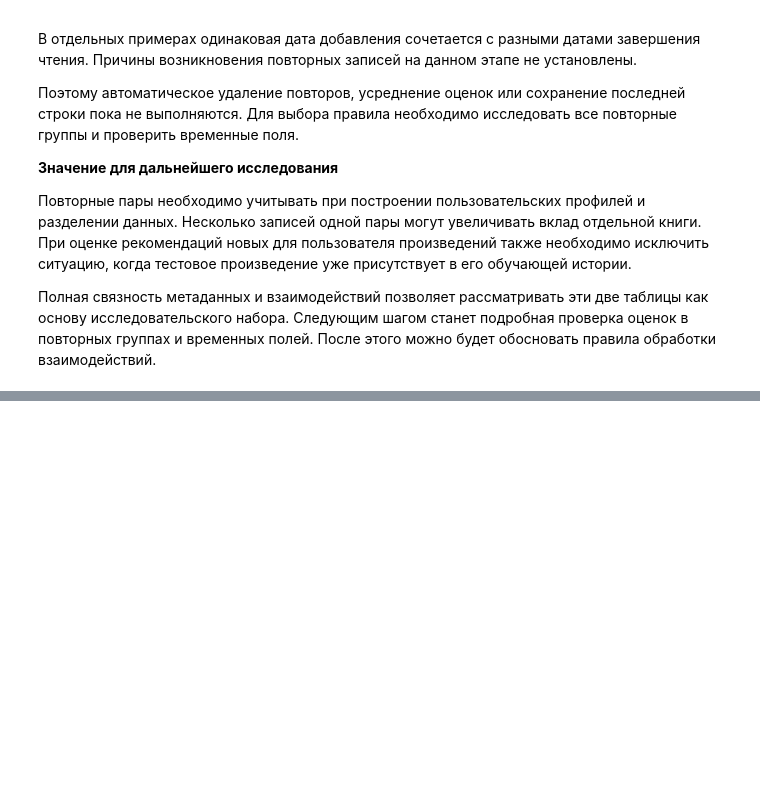
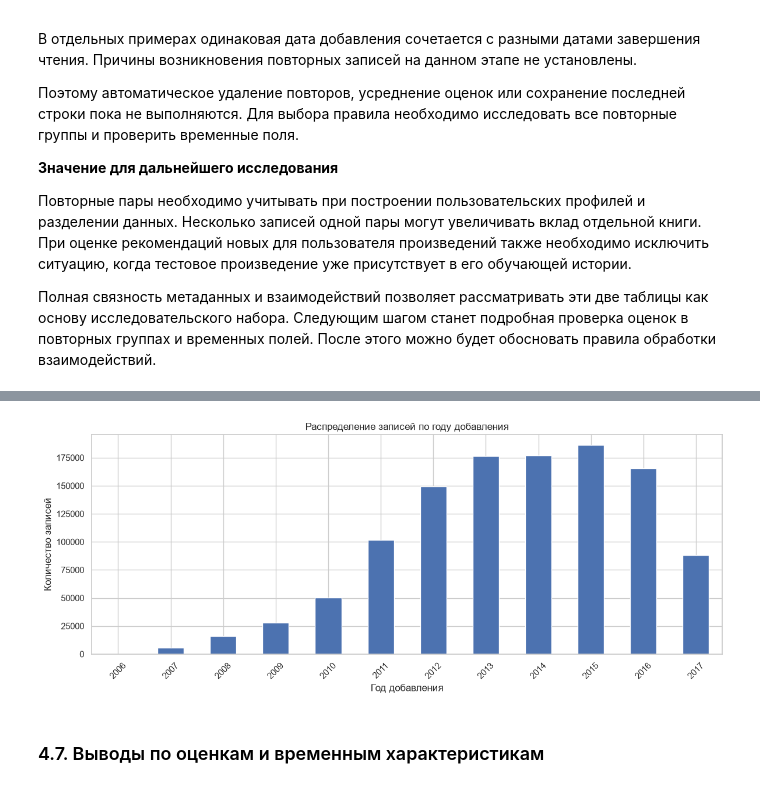
Before and after one commit to RafaelART01/BookRecommender, a Jupyter notebook: notebooks/01_data_audit.ipynb, the cells around one changed output, grey strips where cells are left out. Cells and saved outputs as stored; diff of their text form; code cells hidden in the pictures; blank space fills up the shorter version.

```diff
--- a/notebooks/01_data_audit.ipynb
+++ b/notebooks/01_data_audit.ipynb
@@ -1041,0 +1459,13 @@ user_id и work_id.
+# %%
+added_year_counts = (
+    interactions_audit["date_added_dt"]
+    .dt.year
+    .dropna()
+    .astype("int64")
+    .value_counts()
+    .sort_index()
+)
+
+added_year_counts.rename_axis("Год").to_frame(
+    name="Количество записей"
+)
@@ -1041,0 +1487,22 @@ user_id и work_id.
+# %%
+if not added_year_counts.empty:
+    ax = added_year_counts.plot.bar(
+        figsize=(12, 5),
+        color="#4C72B0",
+    )
+
+    ax.set(
+        title="Распределение записей по году добавления",
+        xlabel="Год добавления",
+        ylabel="Количество записей",
+    )
+
+    plt.xticks(rotation=45)
+    plt.tight_layout()
+    plt.show()
+else:
+    print("Нет распознанных дат для построения графика.")
+# %% [output]
+[figure, added]
+# %% [markdown]
+### 4.7. Выводы по оценкам и временным характеристикам
```
Also changed, not shown: parts of 24 cells of this notebook.
